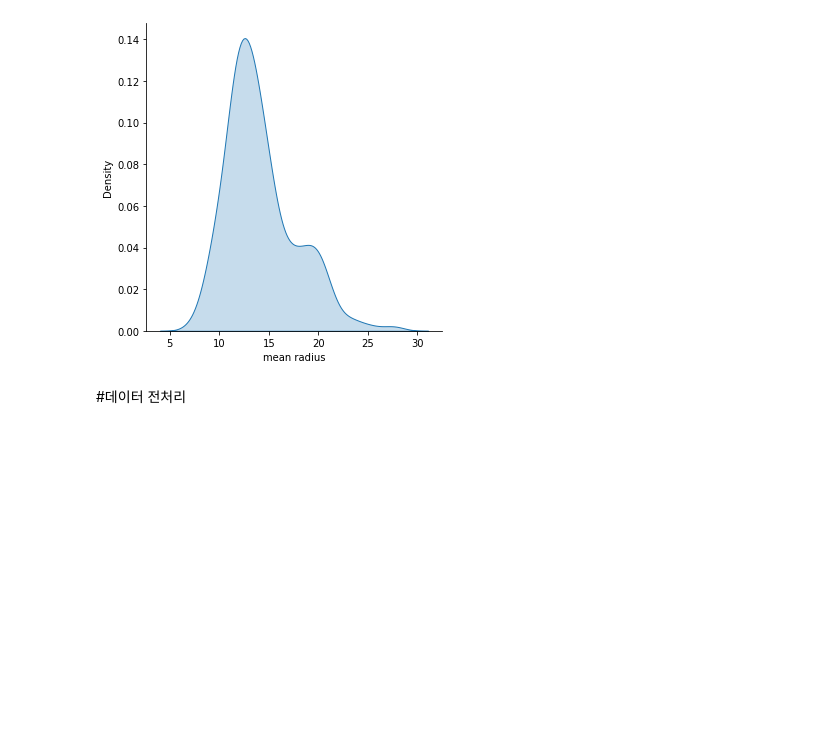
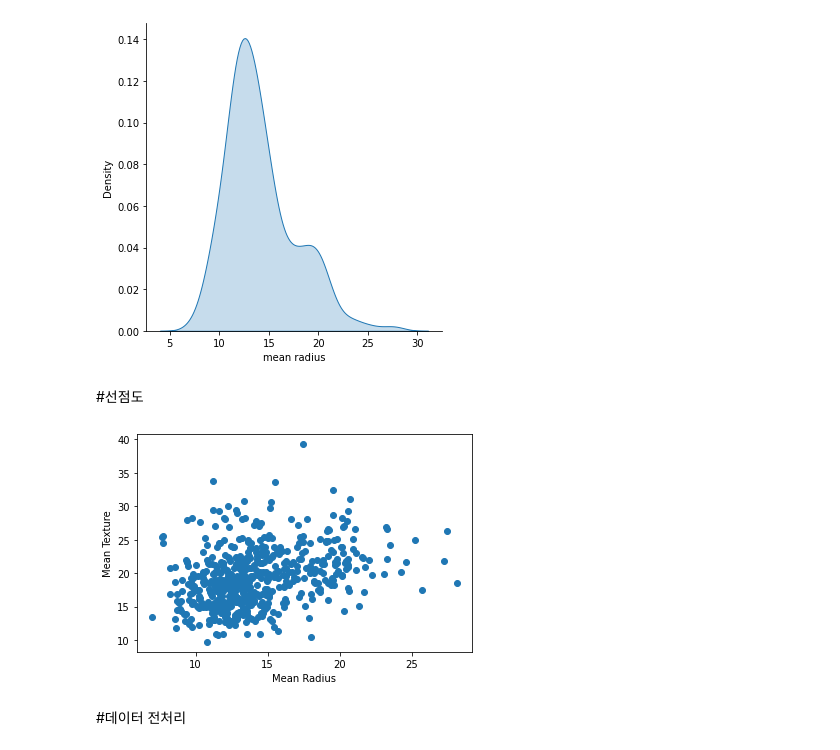
Before and after one commit to 202235402/AI-programming, a Jupyter notebook: 230309 유방암 예제.ipynb, the cells around one changed output. Saved outputs shown, nothing was run; the diff lists cells and outputs as text; code cells hidden in the pictures; blank space fills up the shorter version.

```diff
--- a/230309 유방암 예제.ipynb
+++ b/230309 유방암 예제.ipynb
@@ -68,6 +110,20 @@ sns.displot(kind='kde',x='mean radius',data=df_data,fill=True)
 # %% [output]
 <seaborn.axisgrid.FacetGrid at 0x...>
 [figure]
+# %% [markdown]
+#선점도
+# %%
+import matplotlib.pyplot as plt
+import numpy as np
+
+
+plt.scatter(data['mean radius'], data['mean texture'])
+plt.xlabel('Mean Radius')
+plt.ylabel('Mean Texture')
+
+plt.show()
+# %% [output]
+[figure, added]
 # %% [markdown]
 #데이터 전처리
 # %%
```
Also changed, not shown: parts of 8 cells of this notebook.
